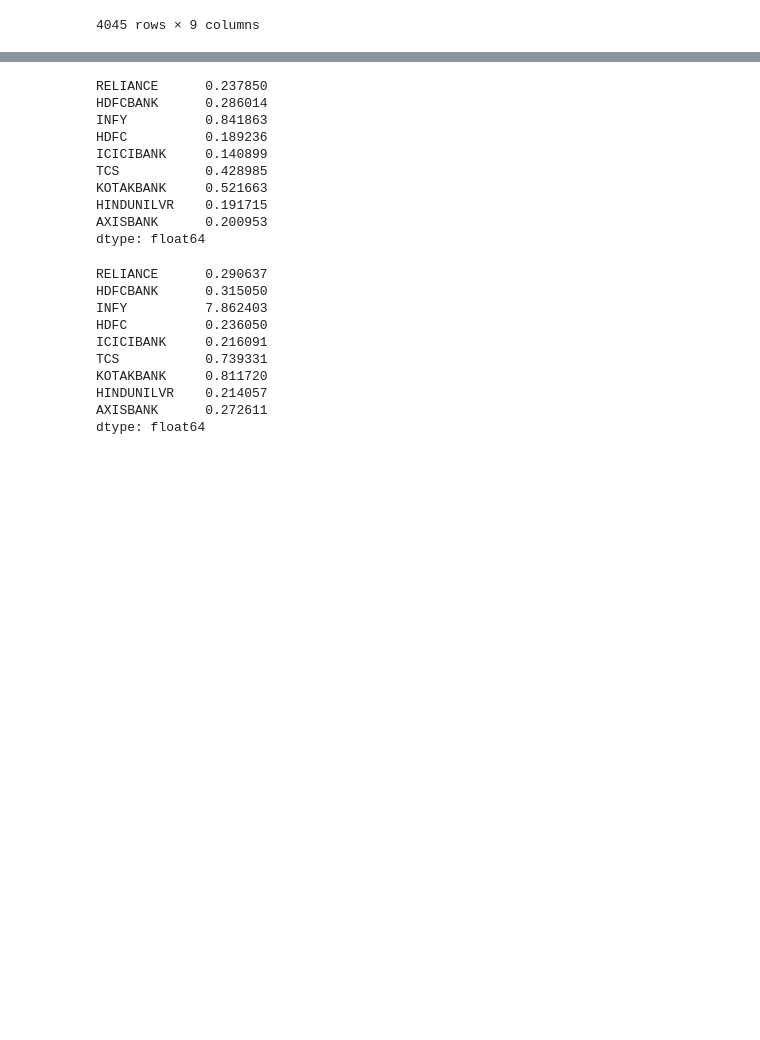
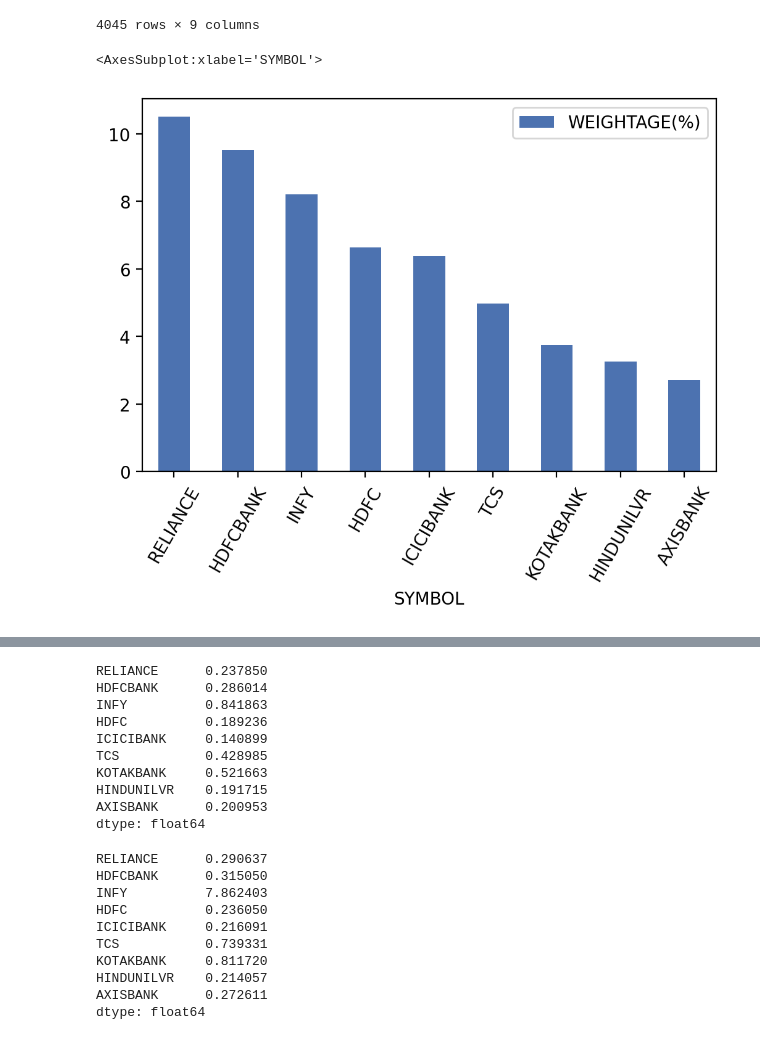
Before and after one commit to devanshdalal/portfolio-optimization-pypfopt, a Jupyter notebook: optimizer.ipynb, the cells around one changed output, grey strips where cells are left out. Cells and saved outputs as stored; diff of their text form; code cells hidden in the pictures; blank space fills up the shorter version.

```diff
--- a/optimizer.ipynb
+++ b/optimizer.ipynb
@@ -10,6 +10,7 @@ from datetime import datetime
 import matplotlib.pyplot as plt
 import time
 from ipynb.fs.full.prepare import index_df, topk
+plt.rcParams['figure.dpi'] = 200
 # %% [output]
 split RELIANCE 1645.4 2.0112455690013444 818.1
 split RELIANCE 2194.7 8.345758072013917 528.9011030752401
@@ -49,3 +50,8 @@ index_df
 | 2021-04-29 | 2024.050000 | 1472.500000 | 1356.350000 | 2538.850000 | 621.450000 | 3115.250000 | 1805.000000 | 2407.60 | 719.400000 |
 | 2021-04-30 | 1994.500000 | 1412.300000 | 1354.350000 | 2420.100000 | 600.500000 | 3035.650000 | 1748.800000 | 2353.75 | 714.900000 |
 4045 rows × 9 columns
+# %%
+topk.plot(y='WEIGHTAGE(%)', x='SYMBOL',  kind='bar', rot=60)
+# %% [output]
+<AxesSubplot:xlabel='SYMBOL'>
+[figure, added]
```
Also changed, not shown: parts of 3 cells of this notebook, 6 other files.
